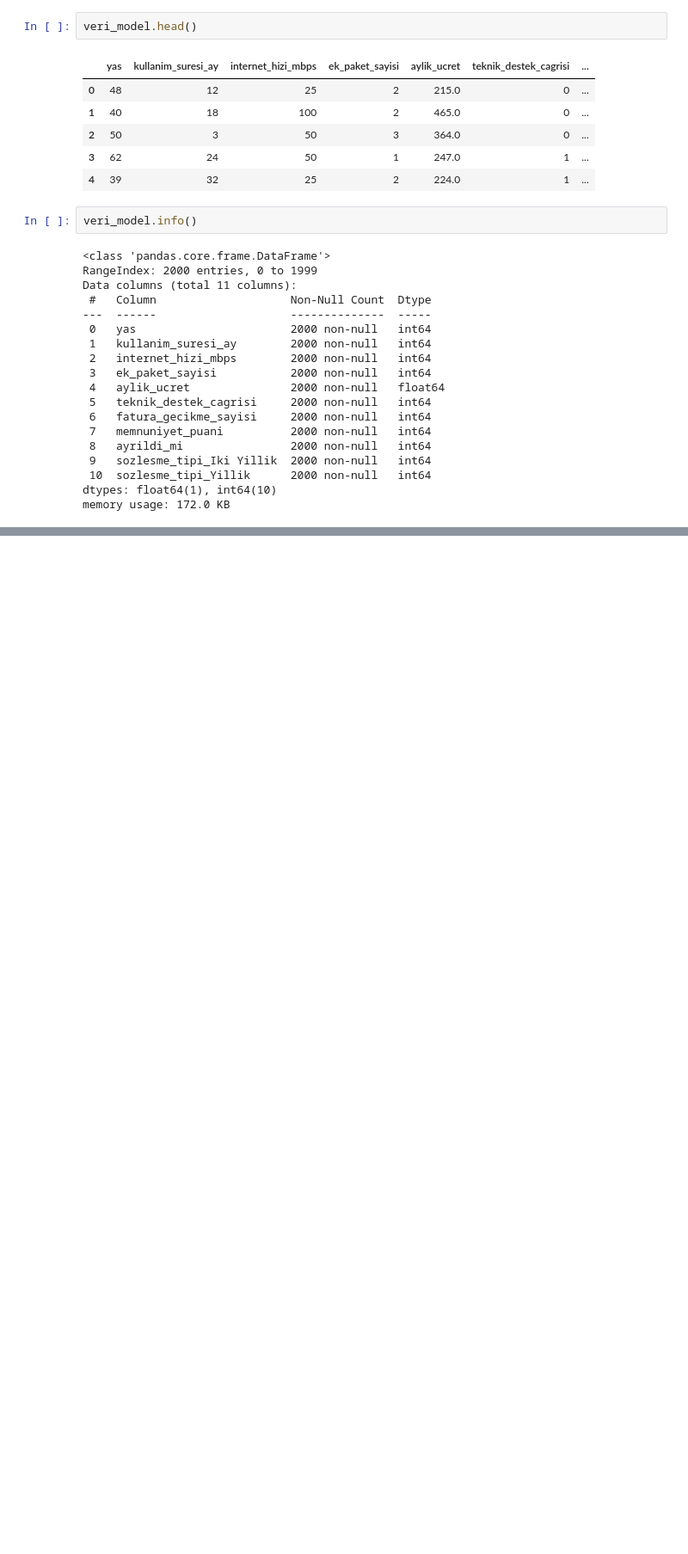
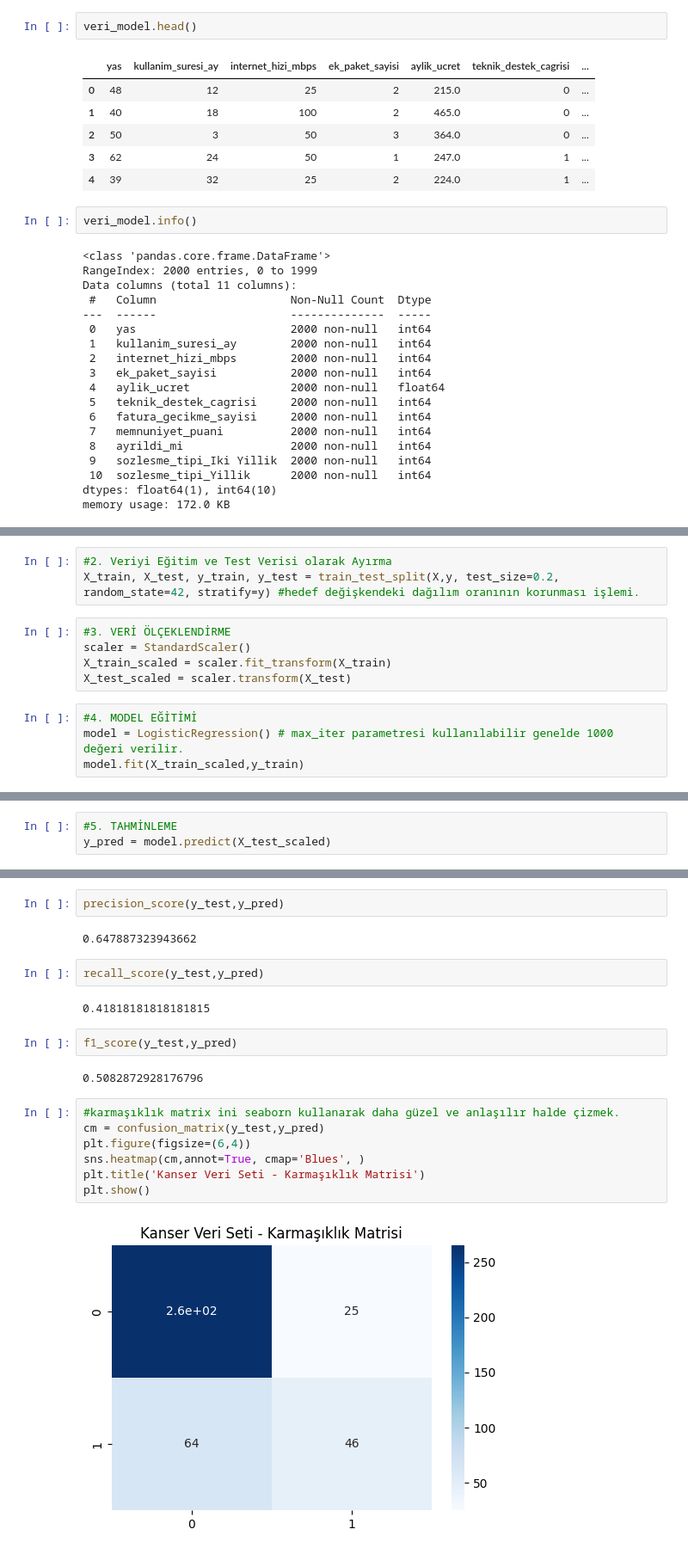
Before and after one commit to europecodingschool/ECS---VB---YZ---08.26, a Jupyter notebook: VB_YZ_Ders_11_3.ipynb, the cells around one changed output, grey strips where cells are left out. Shown at 86% size. Drawn from its saved outputs; the diff is of its cells as text; blank space fills up the shorter version.

```diff
--- a/VB_YZ_Ders_11_3.ipynb
+++ b/VB_YZ_Ders_11_3.ipynb
@@ -125,0 +130,12 @@ memory usage: 172.0 KB
+# %%
+#2. Veriyi Eğitim ve Test Verisi olarak Ayırma
+X_train, X_test, y_train, y_test = train_test_split(X,y, test_size=0.2, random_state=42, stratify=y) #hedef değişkendeki dağılım oranının korunması işlemi.
+# %%
+#3. VERİ ÖLÇEKLENDİRME
+scaler = StandardScaler()
+X_train_scaled = scaler.fit_transform(X_train)
+X_test_scaled = scaler.transform(X_test)
+# %%
+#4. MODEL EĞİTİMİ
+model = LogisticRegression() # max_iter parametresi kullanılabilir genelde 1000 değeri verilir.
+model.fit(X_train_scaled,y_train)
@@ -125,0 +144,3 @@ memory usage: 172.0 KB
+# %%
+#5. TAHMİNLEME
+y_pred = model.predict(X_test_scaled)
@@ -125,0 +157,21 @@ memory usage: 172.0 KB
+# %%
+precision_score(y_test,y_pred)
+# %% [output]
+0.647887323943662
+# %%
+recall_score(y_test,y_pred)
+# %% [output]
+0.41818181818181815
+# %%
+f1_score(y_test,y_pred)
+# %% [output]
+0.5082872928176796
+# %%
+#karmaşıklık matrix ini seaborn kullanarak daha güzel ve anlaşılır halde çizmek.
+cm = confusion_matrix(y_test,y_pred)
+plt.figure(figsize=(6,4))
+sns.heatmap(cm,annot=True, cmap='Blues', )
+plt.title('Kanser Veri Seti - Karmaşıklık Matrisi')
+plt.show()
+# %% [output]
+[figure, added]
```
Also changed, not shown: parts of 5 cells of this notebook.
